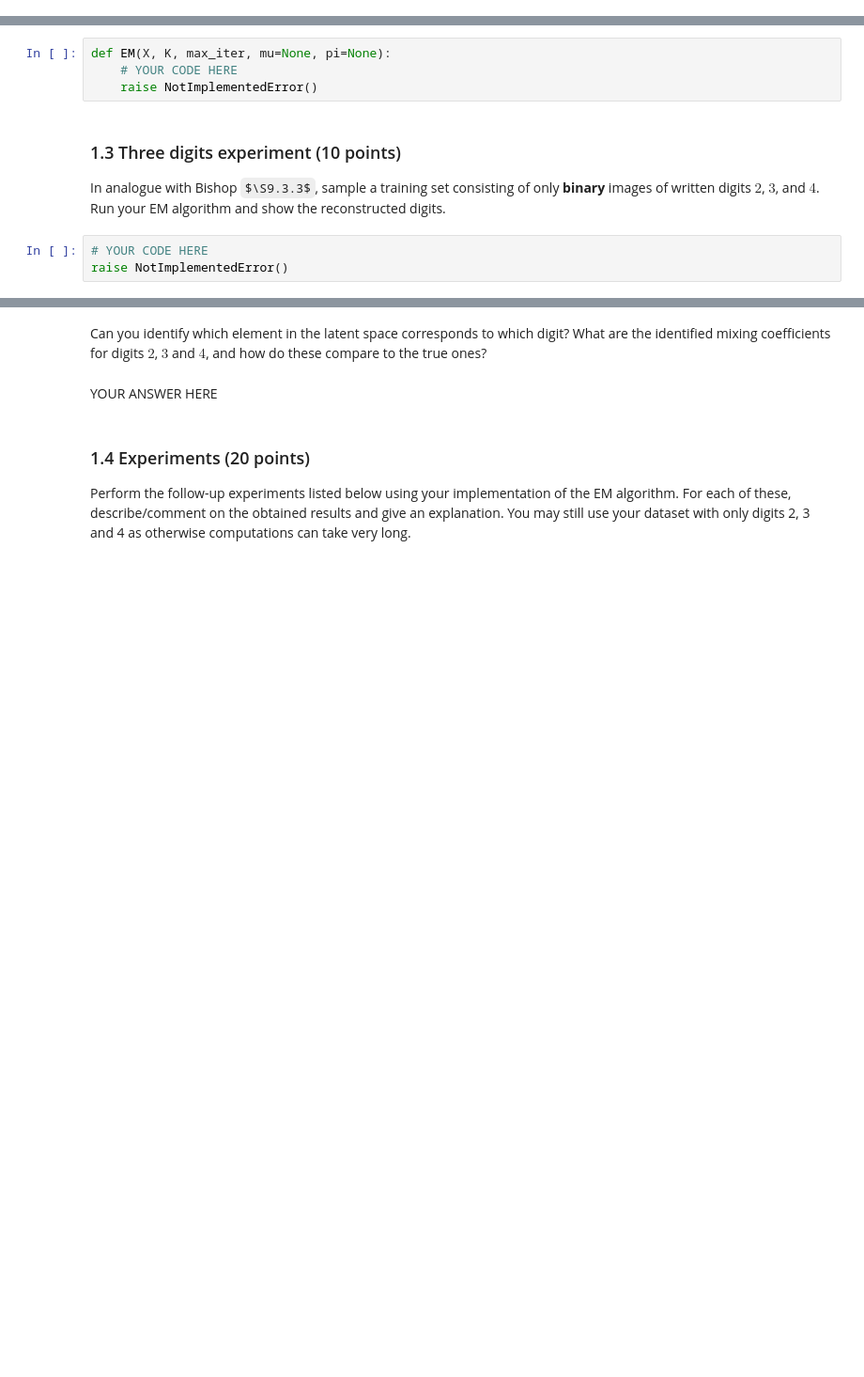
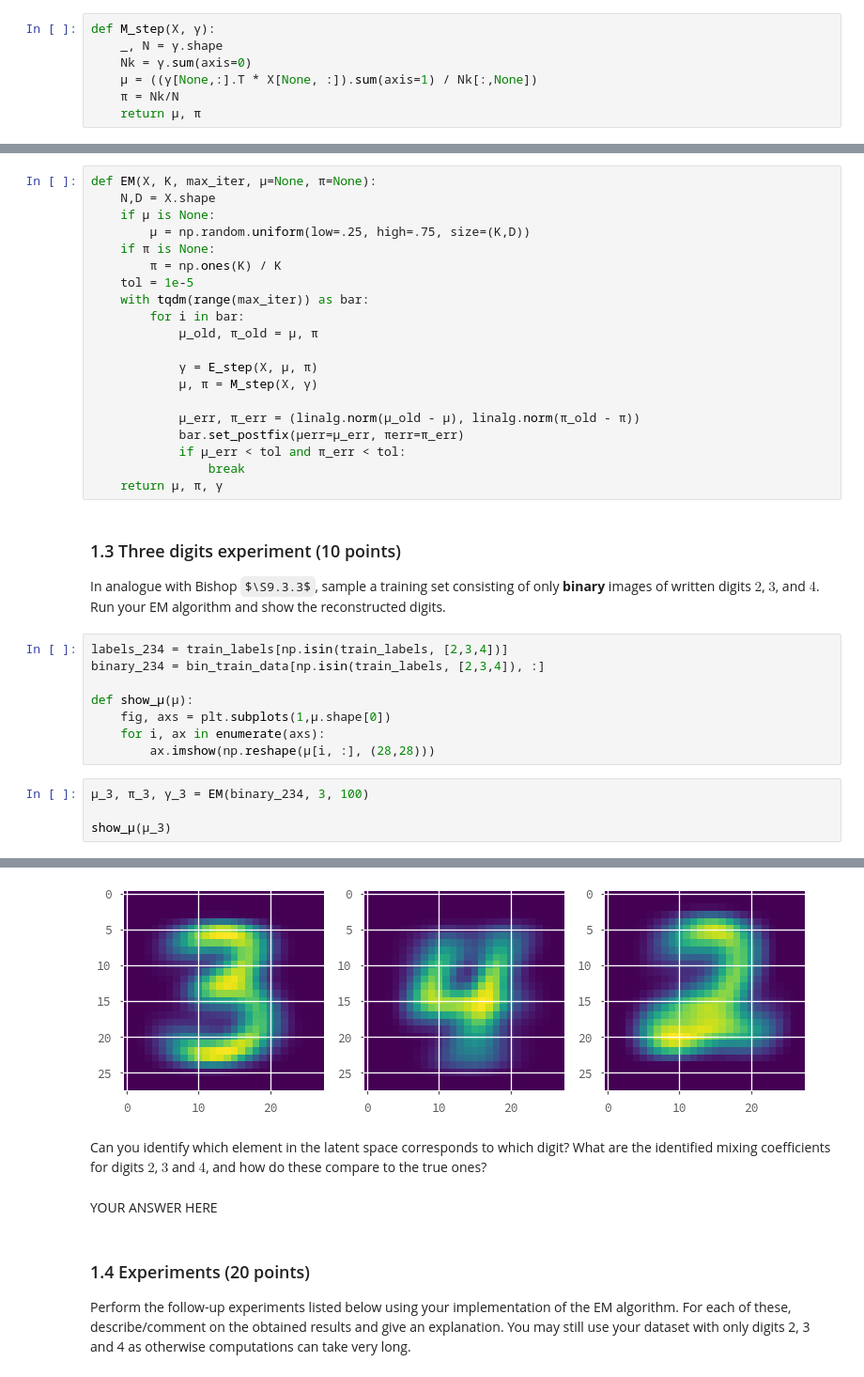
Before and after one commit to morris-frank/uva-machine-learning-2, a Jupyter notebook: lab/lab3/lab3.ipynb, the cells around one changed output, grey strips where cells are left out. Shown: that part at 94% size. Drawn from its saved outputs; the diff is of its cells as text; some formulas as TeX source; blank space fills up the shorter version.

```diff
--- a/lab/lab3/lab3.ipynb
+++ b/lab/lab3/lab3.ipynb
@@ -118,16 +115,49 @@ def M_step(X, gamma):
+# %%
+def M_step(X, γ):
+    _, N = γ.shape
+    Nk = γ.sum(axis=0)
+    μ = ((γ[None,:].T * X[None, :]).sum(axis=1) / Nk[:,None])
+    π = Nk/N
+    return μ, π
 # %%
 # Oh, let's test again
 mu_test, pi_test = M_step(X_test, gamma_test)
 
 assert mu_test.shape == (K_test,D_test)
 assert pi_test.shape == (K_test, )
-# %%
-def EM(X, K, max_iter, mu=None, pi=None):
-    # YOUR CODE HERE
-    raise NotImplementedError()
+# %%
+def EM(X, K, max_iter, μ=None, π=None):
+    N,D = X.shape
+    if μ is None:
+        μ = np.random.uniform(low=.25, high=.75, size=(K,D))
+    if π is None:
+        π = np.ones(K) / K
+    tol = 1e-5
+    with tqdm(range(max_iter)) as bar:
+        for i in bar:
+            μ_old, π_old = μ, π
+
+            γ = E_step(X, μ, π)
+            μ, π = M_step(X, γ)
+
+            μ_err, π_err = (linalg.norm(μ_old - μ), linalg.norm(π_old - π))
+            bar.set_postfix(μerr=μ_err, πerr=π_err)
+            if μ_err < tol and π_err < tol:
+                break
+    return μ, π, γ
 # %% [markdown]
 ### 1.3 Three digits experiment (10 points)
 In analogue with Bishop $\S9.3.3$, sample a training set consisting of only __binary__ images of written digits $2$, $3$, and $4$. Run your EM algorithm and show the reconstructed digits.
-# %%
-# YOUR CODE HERE
-raise NotImplementedError()
+# %%
+labels_234 = train_labels[np.isin(train_labels, [2,3,4])]
+binary_234 = bin_train_data[np.isin(train_labels, [2,3,4]), :]
+
+def show_μ(μ):
+    fig, axs = plt.subplots(1,μ.shape[0])
+    for i, ax in enumerate(axs):
+        ax.imshow(np.reshape(μ[i, :], (28,28)))
+# %%
+μ_3, π_3, γ_3 = EM(binary_234, 3, 100)
+
+show_μ(μ_3)
+# %% [output]
@@ -134,3 +165,4 @@ raise NotImplementedError()
+[figure, added]
 # %% [markdown]
 Can you identify which element in the latent space corresponds to which digit? What are the identified mixing coefficients for digits $2$, $3$ and $4$, and how do these compare to the true ones?
 # %% [markdown]
```
Also changed, not shown: parts of 13 cells of this notebook, 2 other files.
